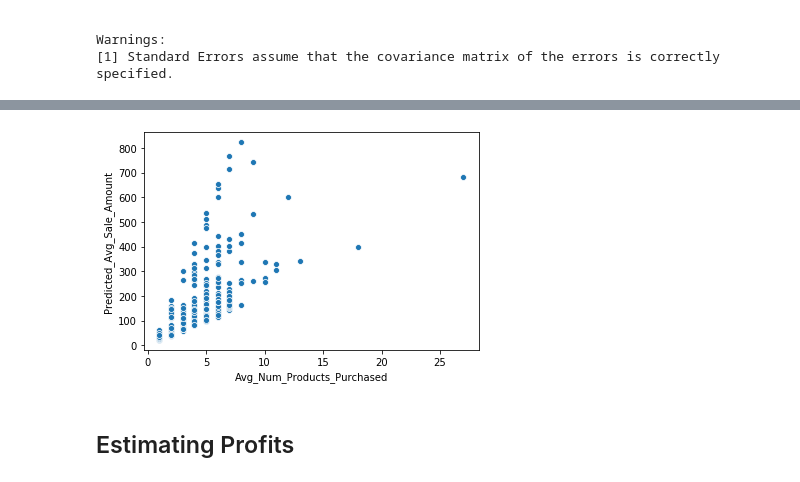
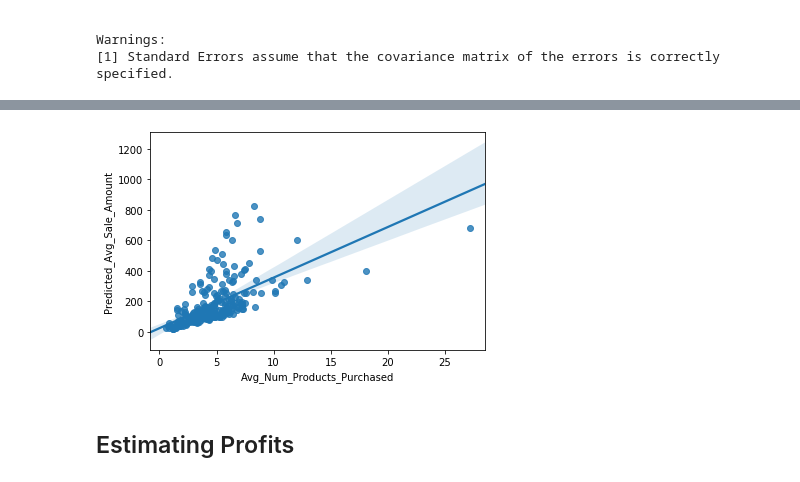
Before and after one commit to cgman64/predictive-analytics, a Jupyter notebook: predicting-catalog-demand.ipynb, the cells around one changed output, grey strips where cells are left out. Saved outputs shown, nothing was run; the diff lists cells and outputs as text; code cells hidden in the pictures.

Commit message:
Added intro, plots

```diff
--- a/predicting-catalog-demand.ipynb
+++ b/predicting-catalog-demand.ipynb
@@ -10,8 +29,12 @@ import seaborn as sns
 import statsmodels.api as sm
 from patsy import dmatrices
 
+# Load datasets
 cust_df=pd.read_excel('data/p1-customers.xlsx')
 mail_df=pd.read_excel('data/p1-mailinglist.xlsx')
+# Minor cleaning of variables
+cust_df[['ZIP','Store_Number']] = cust_df[['ZIP','Store_Number']].astype('str')
+mail_df[['ZIP','Store_Number']] = mail_df[['ZIP','Store_Number']].astype('str')
 
 display(cust_df.head())
 display(mail_df.head())
@@ -33,16 +68,15 @@ display(mail_df.head())
 # %%
-cust_df[['ZIP','Store_Number']] = cust_df[['ZIP','Store_Number']].astype('str')
+
 # Get the dependent variable
 y = cust_df['Avg_Sale_Amount']
 # Get the predictor variables
 choice = ['Customer_Segment','Avg_Num_Products_Purchased']
 # Dummify variables
 X = pd.get_dummies(cust_df[choice], columns=['Customer_Segment'], drop_first=True)
-
-if True:
-    mod = sm.OLS(y, X)
-    res = mod.fit()
-    print(res.summary())
+# Fit the linear model
+mod = sm.OLS(y, X)
+res = mod.fit()
+print(res.summary())
 # %% [output]
                                  OLS Regression Results
 =======================================================================================
@@ -80,10 +114,10 @@ mail_dff.head()
 | 3 | Loyalty Club Only | 2 | 0.694862 | 0.305138 | 70.504258 |
 | 4 | Loyalty Club Only | 4 | 0.612294 | 0.387706 | 168.858510 |
 # %%
-sns.scatterplot(x='Avg_Num_Products_Purchased',y='Predicted_Avg_Sale_Amount', data=mail_dff)
+sns.regplot(x='Avg_Num_Products_Purchased',y='Predicted_Avg_Sale_Amount', x_jitter=0.5, data=mail_dff)
 plt.show()
 # %% [output]
-[figure, old version]
+[figure, new version]
 # %% [markdown]
 ## Estimating Profits
 # %%
```
Also changed, not shown: parts of 6 cells of this notebook.
